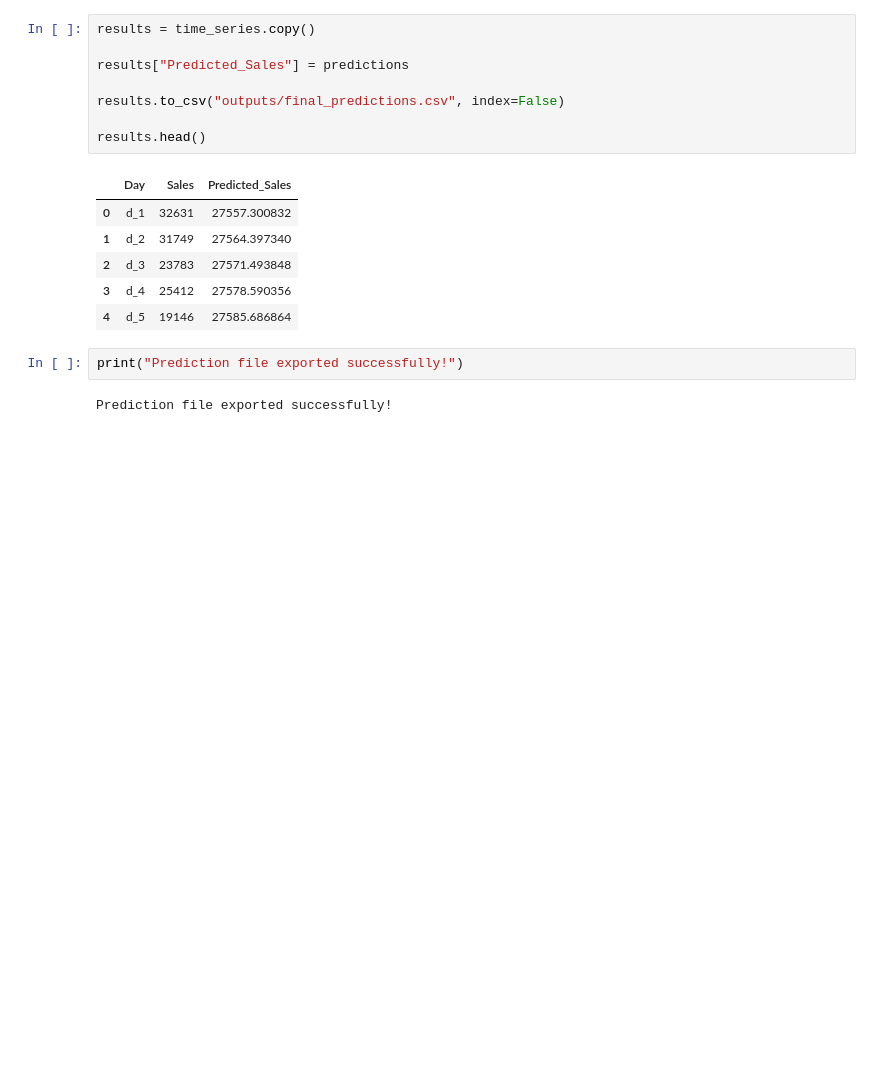
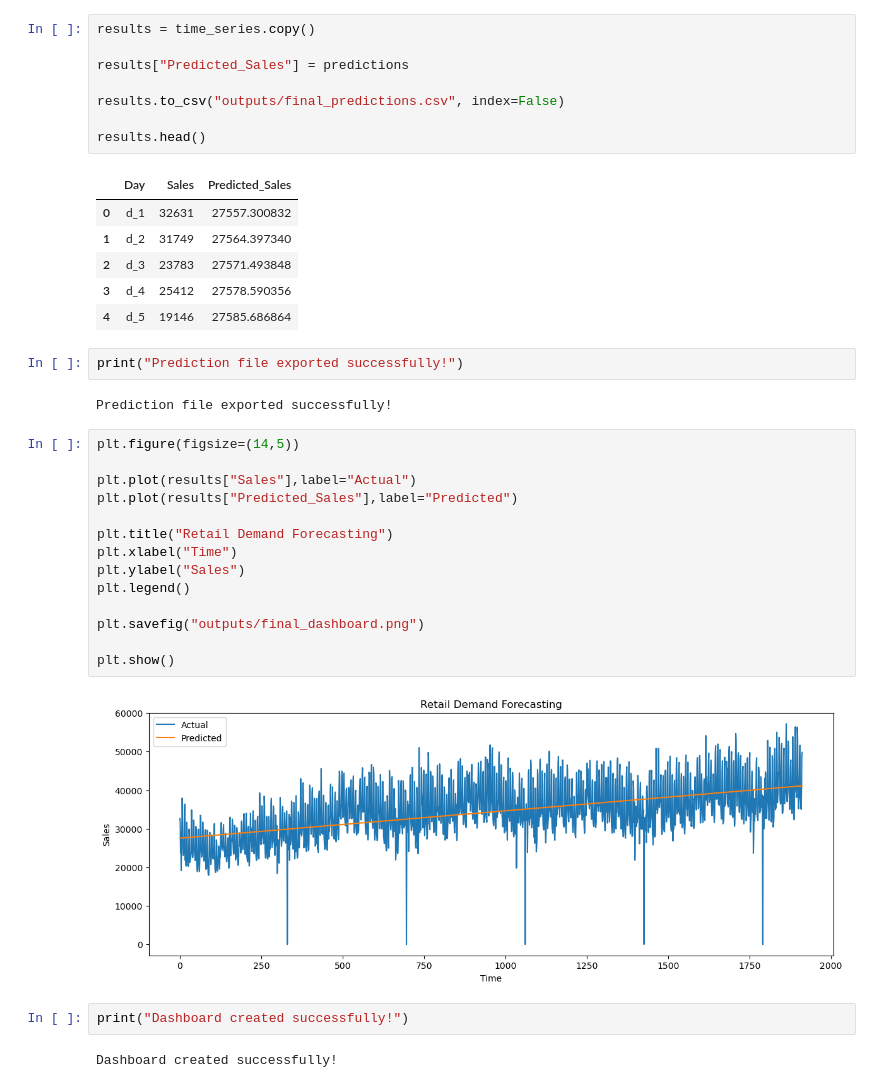
Before and after one commit to PoojaManjunath17/Retail-Demand-Forecasting, a Jupyter notebook: notebooks/Week1_Day1-Copy1.ipynb, the cells around one changed output. Drawn from its saved outputs; the diff is of its cells as text; blank space fills up the shorter version.

Commit message:
Day 30 - Created final dashboard

```diff
--- a/notebooks/Week1_Day1-Copy1.ipynb
+++ b/notebooks/Week1_Day1-Copy1.ipynb
@@ -1838,3 +1838,23 @@ results.head()
 print("Prediction file exported successfully!")
 # %% [output]
 Prediction file exported successfully!
+# %%
+plt.figure(figsize=(14,5))
+
+plt.plot(results["Sales"],label="Actual")
+plt.plot(results["Predicted_Sales"],label="Predicted")
+
+plt.title("Retail Demand Forecasting")
+plt.xlabel("Time")
+plt.ylabel("Sales")
+plt.legend()
+
+plt.savefig("outputs/final_dashboard.png")
+
+plt.show()
+# %% [output]
+[figure, added]
+# %%
+print("Dashboard created successfully!")
+# %% [output]
+Dashboard created successfully!
```
Also changed, not shown: 1 other file.
